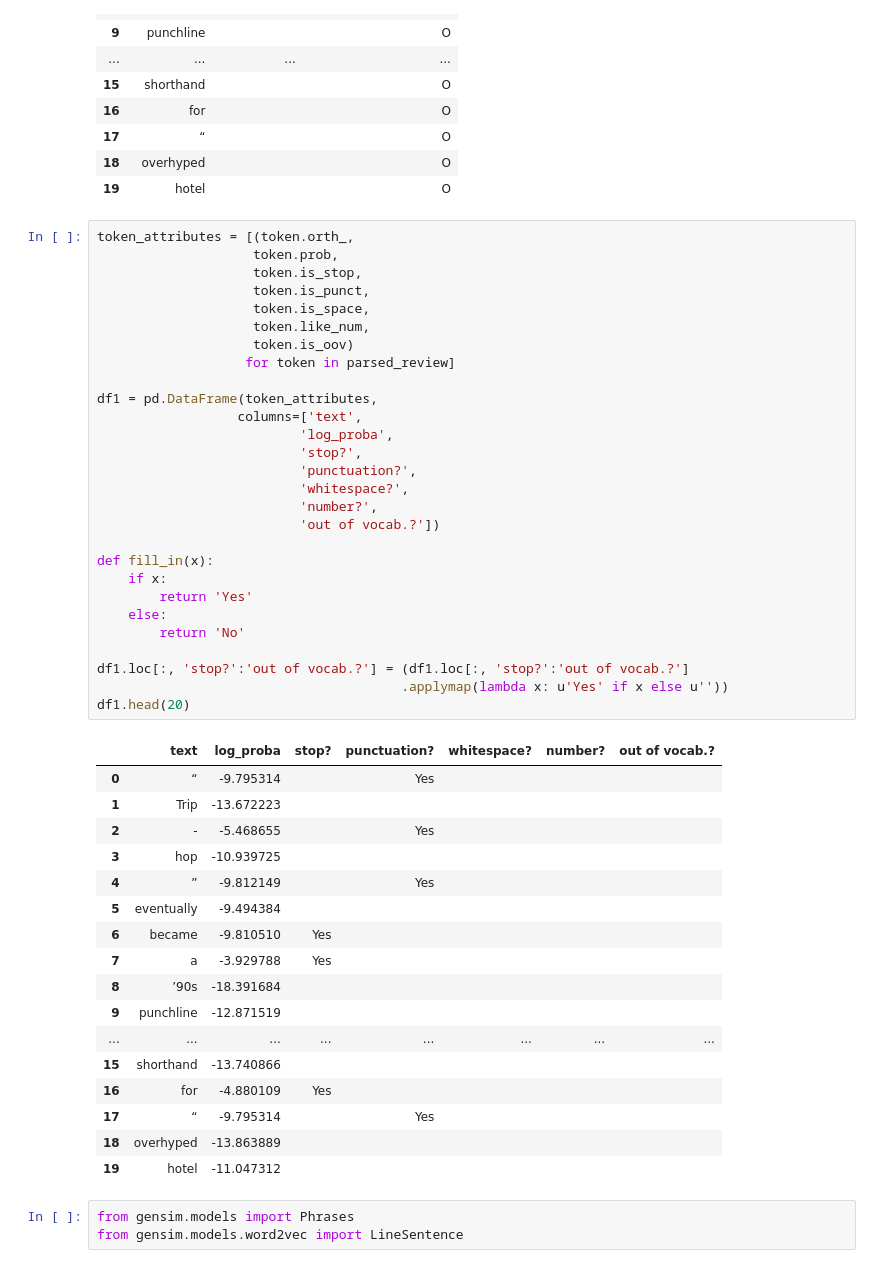
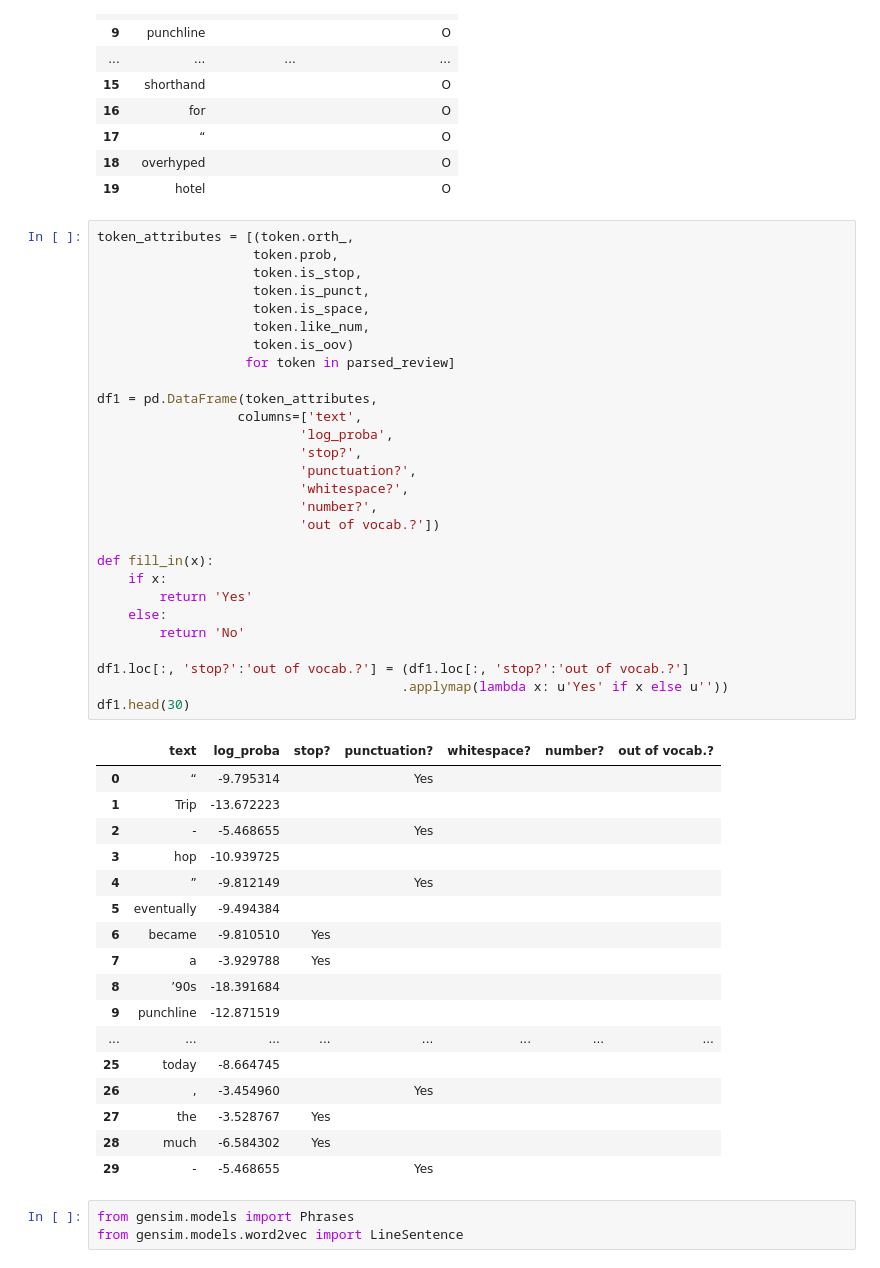
Before and after one commit to MPhillips55/Pitchfork_NLP_Analysis, a Jupyter notebook: NLP Analysis/NLP tests.ipynb, the cells around one changed output. Drawn from its saved outputs; the diff is of its cells as text.

```diff
--- a/NLP Analysis/NLP tests.ipynb
+++ b/NLP Analysis/NLP tests.ipynb
@@ -157,39 +157,39 @@ token_attributes = [(token.orth_,
 df1 = pd.DataFrame(token_attributes,
                   columns=['text',
                           'log_proba',
                           'stop?',
                           'punctuation?',
                           'whitespace?',
                           'number?',
                           'out of vocab.?'])
 
 def fill_in(x):
     if x:
         return 'Yes'
     else:
         return 'No'
 
 df1.loc[:, 'stop?':'out of vocab.?'] = (df1.loc[:, 'stop?':'out of vocab.?']
                                        .applymap(lambda x: u'Yes' if x else u''))
-df1.head(20)
+df1.head(30)
 # %% [output]
 |  | text | log_proba | stop? | punctuation? | whitespace? | number? | out of vocab.? |
 | 0 | “ | -9.795314 |  | Yes |  |  |  |
 | 1 | Trip | -13.672223 |  |  |  |  |  |
 | 2 | - | -5.468655 |  | Yes |  |  |  |
 | 3 | hop | -10.939725 |  |  |  |  |  |
 | 4 | ” | -9.812149 |  | Yes |  |  |  |
 | 5 | eventually | -9.494384 |  |  |  |  |  |
 | 6 | became | -9.810510 | Yes |  |  |  |  |
 | 7 | a | -3.929788 | Yes |  |  |  |  |
 | 8 | ’90s | -18.391684 |  |  |  |  |  |
 | 9 | punchline | -12.871519 |  |  |  |  |  |
 | ... | ... | ... | ... | ... | ... | ... | ... |
-| 15 | shorthand | -13.740866 |  |  |  |  |  |
-| 16 | for | -4.880109 | Yes |  |  |  |  |
-| 17 | “ | -9.795314 |  | Yes |  |  |  |
-| 18 | overhyped | -13.863889 |  |  |  |  |  |
-| 19 | hotel | -11.047312 |  |  |  |  |  |
+| 25 | today | -8.664745 |  |  |  |  |  |
+| 26 | , | -3.454960 |  | Yes |  |  |  |
+| 27 | the | -3.528767 | Yes |  |  |  |  |
+| 28 | much | -6.584302 | Yes |  |  |  |  |
+| 29 | - | -5.468655 |  | Yes |  |  |  |
 # %%
 from gensim.models import Phrases
 from gensim.models.word2vec import LineSentence
```
Also changed, not shown: parts of 22 cells of this notebook, 1 other file.
